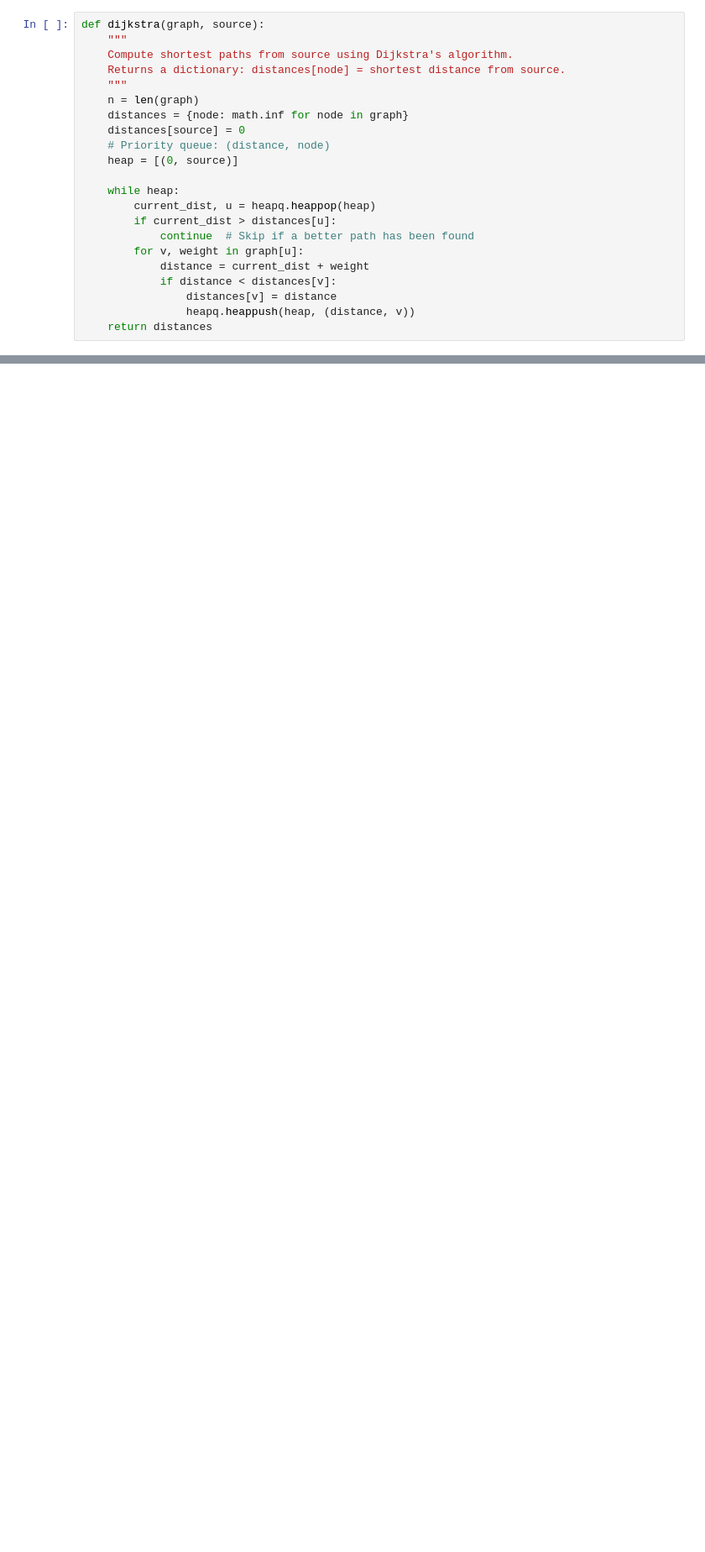
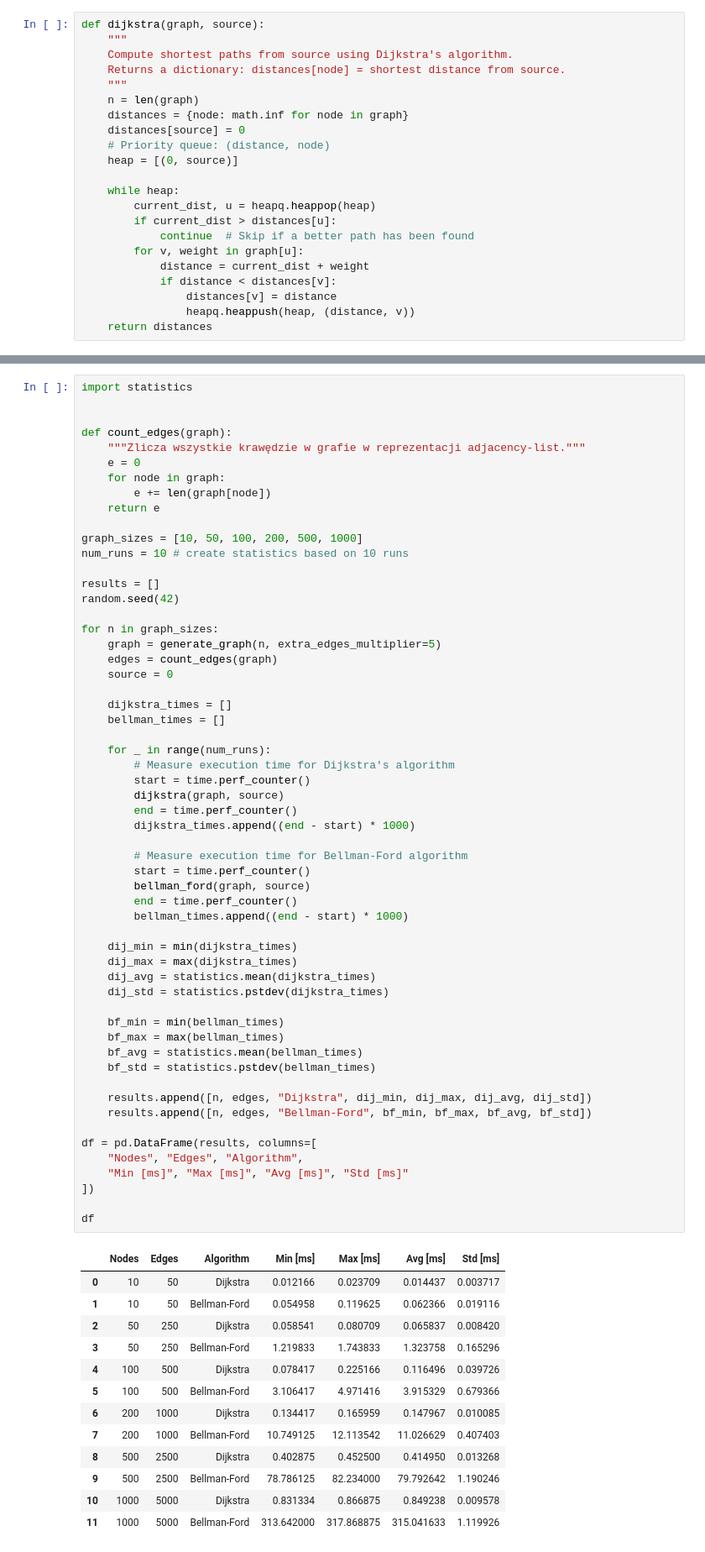
Before and after one commit to Adidadi0112/algorithms, a Jupyter notebook: first_problem/first_problem.ipynb, the cells around one changed output, grey strips where cells are left out. Shown: that part at 84% size. Cells and saved outputs as stored; diff of their text form; blank space fills up the shorter version.

```diff
--- a/first_problem/first_problem.ipynb
+++ b/first_problem/first_problem.ipynb
@@ -146,0 +140,71 @@ plt.show()
+# %%
+import statistics
+
+
+def count_edges(graph):
+    """Zlicza wszystkie krawędzie w grafie w reprezentacji adjacency-list."""
+    e = 0
+    for node in graph:
+        e += len(graph[node])
+    return e
+
+graph_sizes = [10, 50, 100, 200, 500, 1000]
+num_runs = 10 # create statistics based on 10 runs
+
+results = []
+random.seed(42)
+
+for n in graph_sizes:
+    graph = generate_graph(n, extra_edges_multiplier=5)
+    edges = count_edges(graph)
+    source = 0
+
+    dijkstra_times = []
+    bellman_times = []
+
+    for _ in range(num_runs):
+        # Measure execution time for Dijkstra's algorithm
+        start = time.perf_counter()
+        dijkstra(graph, source)
+        end = time.perf_counter()
+        dijkstra_times.append((end - start) * 1000)
+
+        # Measure execution time for Bellman-Ford algorithm
+        start = time.perf_counter()
+        bellman_ford(graph, source)
+        end = time.perf_counter()
+        bellman_times.append((end - start) * 1000)
+
+    dij_min = min(dijkstra_times)
+    dij_max = max(dijkstra_times)
+    dij_avg = statistics.mean(dijkstra_times)
+    dij_std = statistics.pstdev(dijkstra_times)
+
+    bf_min = min(bellman_times)
+    bf_max = max(bellman_times)
+    bf_avg = statistics.mean(bellman_times)
+    bf_std = statistics.pstdev(bellman_times)
+
+    results.append([n, edges, "Dijkstra", dij_min, dij_max, dij_avg, dij_std])
+    results.append([n, edges, "Bellman-Ford", bf_min, bf_max, bf_avg, bf_std])
+
+df = pd.DataFrame(results, columns=[
+    "Nodes", "Edges", "Algorithm",
+    "Min [ms]", "Max [ms]", "Avg [ms]", "Std [ms]"
+])
+
+df
+# %% [output]
+|  | Nodes | Edges | Algorithm | Min [ms] | Max [ms] | Avg [ms] | Std [ms] |
+| 0 | 10 | 50 | Dijkstra | 0.012166 | 0.023709 | 0.014437 | 0.003717 |
+| 1 | 10 | 50 | Bellman-Ford | 0.054958 | 0.119625 | 0.062366 | 0.019116 |
+| 2 | 50 | 250 | Dijkstra | 0.058541 | 0.080709 | 0.065837 | 0.008420 |
+| 3 | 50 | 250 | Bellman-Ford | 1.219833 | 1.743833 | 1.323758 | 0.165296 |
+| 4 | 100 | 500 | Dijkstra | 0.078417 | 0.225166 | 0.116496 | 0.039726 |
+| 5 | 100 | 500 | Bellman-Ford | 3.106417 | 4.971416 | 3.915329 | 0.679366 |
+| 6 | 200 | 1000 | Dijkstra | 0.134417 | 0.165959 | 0.147967 | 0.010085 |
+| 7 | 200 | 1000 | Bellman-Ford | 10.749125 | 12.113542 | 11.026629 | 0.407403 |
+| 8 | 500 | 2500 | Dijkstra | 0.402875 | 0.452500 | 0.414950 | 0.013268 |
+| 9 | 500 | 2500 | Bellman-Ford | 78.786125 | 82.234000 | 79.792642 | 1.190246 |
+| 10 | 1000 | 5000 | Dijkstra | 0.831334 | 0.866875 | 0.849238 | 0.009578 |
+| 11 | 1000 | 5000 | Bellman-Ford | 313.642000 | 317.868875 | 315.041633 | 1.119926 |
```
Also changed, not shown: parts of 6 cells of this notebook.
